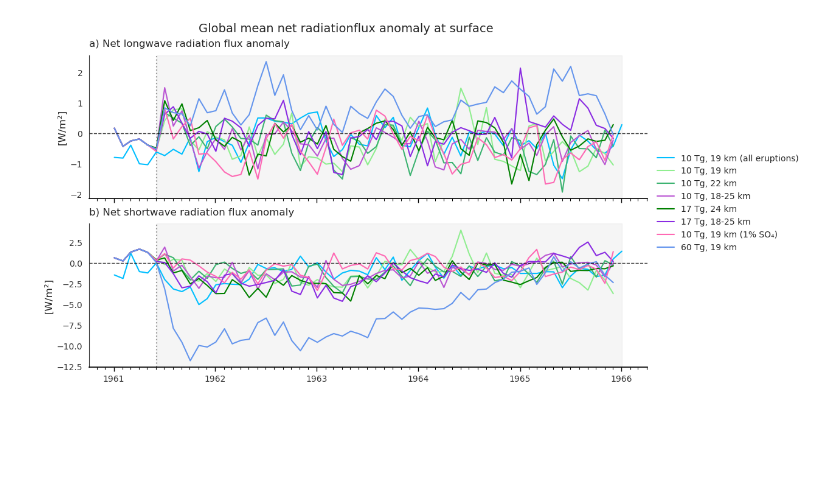
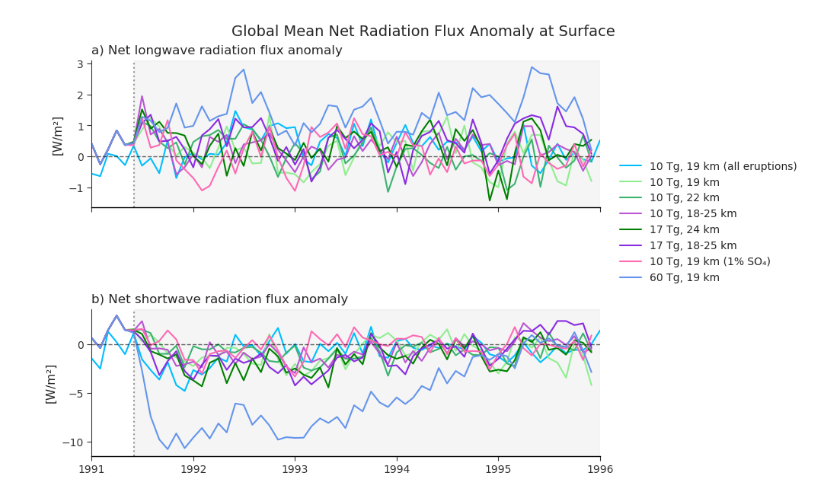
Before and after one commit to EliHHogemo/master_thesis, a Jupyter notebook: radiation.ipynb, the cells around one changed output. Cells and saved outputs as stored; diff of their text form; code cells hidden in the pictures; blank space fills up the shorter version.

Commit message:
New data in for reanalysis and observations, have forgotten to updata. Also now the same baseline in all plots that are being used as well as right years on the x axis.

```diff
--- a/radiation.ipynb
+++ b/radiation.ipynb
@@ -370,40 +410,45 @@ netlwsurf_60tg_anom = netlwsurf_60tg.groupby("time.month") - baseline
 # %%
-netswsurf = ds_19["FSNS"].weighted(weighted_lat).mean(dim=["lat", "lon"])
-baseline = netswsurf.sel(time=slice("1975-01", "1985-12"))
+netswsurf = sw_surf_19["FSNS"].weighted(weighted_lat).mean(dim=["lat", "lon"])
+baseline = netswsurf.sel(time=slice("1986-01", "1990-12"))
 baseline = baseline.groupby("time.month").mean("time")
 netswsurf_anom = netswsurf.groupby("time.month") - baseline
 netswsurf_anom = netswsurf_anom.sel(time=slice("1991-01", "1996-01"))
 # %%
-netswsurf_19_c = ds_19_c["FSNS"].weighted(weighted_lat_19_c).mean(dim=["lat", "lon"])
+netswsurf_19_c = sw_surf_19_c["FSNS"].weighted(weighted_lat_19_c).mean(dim=["lat", "lon"])
 netswsurf_19_c_anom = netswsurf_19_c.groupby("time.month") - baseline
 
-netswsurf_22 = ds_22["FSNS"].weighted(weighted_lat_22).mean(dim=["lat", "lon"])
+netswsurf_22 = sw_surf_22["FSNS"].weighted(weighted_lat_22).mean(dim=["lat", "lon"])
 netswsurf_22_anom = netswsurf_22.groupby("time.month") - baseline
 
-netswsurf_24 = ds_24["FSNS"].weighted(weighted_lat_24).mean(dim=["lat", "lon"])
+netswsurf_24 = sw_surf_24["FSNS"].weighted(weighted_lat_24).mean(dim=["lat", "lon"])
 netswsurf_24_anom = netswsurf_24.groupby("time.month") - baseline
 
-netswsurf_1825 = ds_1825["FSNS"].weighted(weighted_lat_1825).mean(dim=["lat", "lon"])
+netswsurf_1825 = sw_surf_1825["FSNS"].weighted(weighted_lat_1825).mean(dim=["lat", "lon"])
 netswsurf_1825_anom = netswsurf_1825.groupby("time.month") - baseline
 
-netswsurf_1825_17tg = ds_1825_17tg["FSNS"].weighted(weighted_lat_1825_17tg).mean(dim=["lat", "lon"])
+netswsurf_1825_17tg = sw_surf_1825_17tg["FSNS"].weighted(weighted_lat_1825_17tg).mean(dim=["lat", "lon"])
 netswsurf_1825_17tg_anom = netswsurf_1825_17tg.groupby("time.month") - baseline
 
-netswsurf_1tg = ds_1tg["FSNS"].weighted(weighted_lat_1tg).mean(dim=["lat", "lon"])
+netswsurf_1tg = sw_surf_1tg["FSNS"].weighted(weighted_lat_1tg).mean(dim=["lat", "lon"])
 netswsurf_1tg_anom = netswsurf_1tg.groupby("time.month") - baseline
 
-netswsurf_1pr = ds_1pr["FSNS"].weighted(weighted_lat_1pr).mean(dim=["lat", "lon"])
+netswsurf_1pr = sw_surf_1pr["FSNS"].weighted(weighted_lat_1pr).mean(dim=["lat", "lon"])
 netswsurf_1pr_anom = netswsurf_1pr.groupby("time.month") - baseline
 
-netswsurf_60tg = ds_60tg["FSNS"].weighted(weighted_lat_60tg).mean(dim=["lat", "lon"])
+netswsurf_60tg = sw_surf_60tg["FSNS"].weighted(weighted_lat_60tg).mean(dim=["lat", "lon"])
 netswsurf_60tg_anom = netswsurf_60tg.groupby("time.month") - baseline
 # %%
-sns.set_style("whitegrid", {'axes.grid': False})
+sns.set_style("ticks")
 plt.rcParams['axes.edgecolor'] = '#333333'
 plt.rcParams['xtick.color'] = '#333333'
 plt.rcParams['ytick.color'] = '#333333'
 
-eruption_date=cftime.DatetimeNoLeap(1991, 6, 1)
+eruption_date = cftime.DatetimeNoLeap(1991, 6, 1)
+start_date    = cftime.DatetimeNoLeap(1991, 1, 1)
+end_date      = cftime.DatetimeNoLeap(1996, 1, 1)
+
+xticks = [cftime.DatetimeNoLeap(y, 1, 1) for y in range(1991, 1997)]
+xtick_labels = [str(y) for y in range(1991, 1997)]
 
 fig, (ax_lw, ax_sw) = plt.subplots(2, 1, figsize=(10, 6), sharex=True, constrained_layout=True)
 
@@ -417,49 +462,48 @@ ax_lw.plot(netlwsurf_1825_17tg_anom.time, netlwsurf_1825_17tg_anom,color="bluevi
 ax_lw.plot(netlwsurf_1pr_anom.time, netlwsurf_1pr_anom,color="hotpink", lw=1.5,label="10 Tg, 19 km (1% SO₄)")
 ax_lw.plot(netlwsurf_60tg_anom.time, netlwsurf_60tg_anom,color="cornflowerblue", lw=1.5,label="60 Tg, 19 km ")
 
 ax_sw.plot(netswsurf_anom.time, netswsurf_anom,color="deepskyblue", lw=1.5)
 ax_sw.plot(netswsurf_19_c_anom.time, netswsurf_19_c_anom,color="lightgreen", lw=1.5)
 ax_sw.plot(netswsurf_22_anom.time, netswsurf_22_anom,color="mediumseagreen", lw=1.5)
 ax_sw.plot(netswsurf_1825_anom.time, netswsurf_1825_anom,color="mediumorchid", lw=1.5)
 ax_sw.plot(netswsurf_24_anom.time, netswsurf_24_anom,color="green", lw=1.5)
 ax_sw.plot(netswsurf_1825_17tg_anom.time, netswsurf_1825_17tg_anom,color="blueviolet", lw=1.5)
 ax_sw.plot(netswsurf_1pr_anom.time, netswsurf_1pr_anom,color="hotpink", lw=1.5)
 ax_sw.plot(netswsurf_60tg_anom.time, netswsurf_60tg_anom,color="cornflowerblue", lw=1.5)
 
+titles = ["a) Net longwave radiation flux anomaly", "b) Net shortwave radiation flux anomaly"]
 axes = [ax_lw, ax_sw]
-titles = ["a) Net longwave radiation flux anomaly", "b) Net shortwave radiation flux anomaly"]
 
 for i, ax in enumerate(axes):
-    ax.axhline(0, color="black", lw=1.0, ls='--', alpha=0.8)
-    ax.axvline(eruption_date, color='gray', ls = ":", alpha=0.8)
-    ax.axvspan(eruption_date, cftime.DatetimeNoLeap(1996, 1, 1), color='gray', alpha=0.08, zorder=0)
+    ax.axhline(0, color="black", lw=1.0, ls='--', alpha=0.6)
+    ax.axvline(eruption_date, color='gray', ls=":", alpha=0.8)
+    ax.axvspan(eruption_date, end_date, color='gray', alpha=0.08, zorder=0)
+
+    ax.set_ylabel("[W/m²]", fontsize=11)
+    ax.set_title(titles[i], loc='left', fontsize=12)
     ax.tick_params(direction='out', length=4)
-    ax.set_ylabel("[W/m²]", fontsize=12)
-    ax.set_title(titles[i], loc='left', fontsize=12, pad=10)
+
+    ax.set_xlim(start_date, end_date)
+    ax.set_xticks(xticks)
+    ax.set_xticklabels(xtick_labels)
 
     sns.despine(ax=ax)
 
-for ax in [ax_lw, ax_sw]:
-    ax.xaxis.set_major_locator(mdates.YearLocator())
-    ax.xaxis.set_minor_locator(mdates.MonthLocator())
-
-    ax.tick_params(axis='x', which='major', bottom=True, length=5, width=1, color='black')
-    ax.tick_params(axis='x', which='minor', bottom=True, length=3, width=0.8, color='black')
     ax.spines['bottom'].set_visible(True)
     ax.spines['bottom'].set_color('black')
-    ax.spines['bottom'].set_linewidth(1.2)
+    ax.spines['bottom'].set_linewidth(1.0)
 
-ax_sw.xaxis.set_major_formatter(mdates.DateFormatter('%Y'))
+fig.suptitle("Global Mean Net Radiation Flux Anomaly at Surface", fontsize=14)
 
-plt.suptitle("Global mean net radiationflux anomaly at surface", fontsize=14)
-
-fig.legend(
+ax_lw.legend(
     loc="center left",
-    bbox_to_anchor=(1, 0.5),
+    bbox_to_anchor=(1.02, -0.1),
     frameon=False,
     fontsize=10
 )
 
+fig.subplots_adjust(right=0.75, left=0.1, bottom=0.1, top=0.88, hspace=0.3)
+
 plt.show()
 # %% [output]
-[figure, old version]
+[figure, new version]
```
Also changed, not shown: parts of 42 cells of this notebook, 5 other files.
